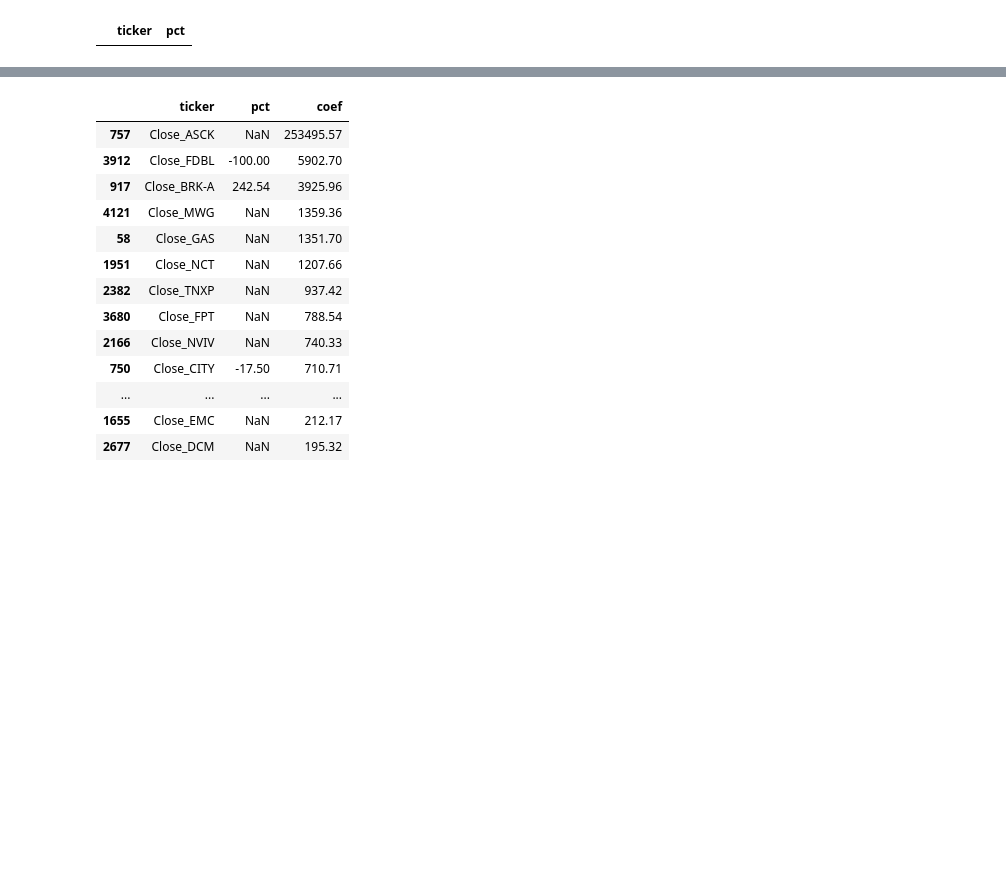
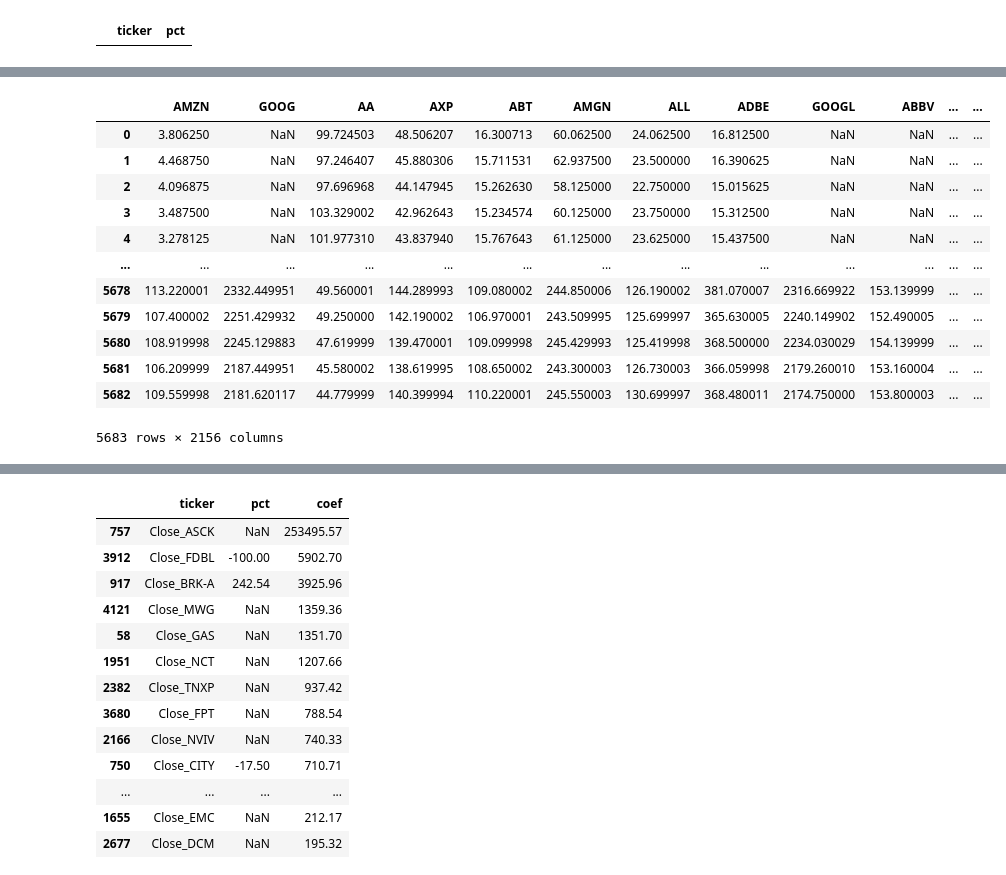
Before and after one commit to zolima97/stock_data_downloader, a Jupyter notebook: TRADING/gold_digger.ipynb, the cells around one changed output, grey strips where cells are left out. Cells and saved outputs as stored; diff of their text form; code cells hidden in the pictures; blank space fills up the shorter version.

```diff
--- a/TRADING/gold_digger.ipynb
+++ b/TRADING/gold_digger.ipynb
@@ -51,0 +79,2 @@ df["coef"] = np.nan
+# %%
+df = df.reset_index(drop = True)
@@ -52,17 +134,11 @@ df["coef"] = np.nan
+# %%
+#convert nan into string
+df["pct"] = df["pct"].map(lambda x: str(x))
+#filter the rows where percentage is a value null or equal to 0
+df = df.loc[(df["pct"] != "nan") & (df["pct"] != "0.0")]
+#convert string into float
+df["pct"] = df["pct"].map(lambda x: float(x))
 # %%
 stock_order = stock.reset_index()
-# %%
-for indice, i in df.iterrows():
-    ticker = i["ticker"]
-
-    x = stock_order.index.values.reshape(-1, 1)
-    y = stock_order[ticker].values.reshape(-1, 1)
-    x = np.nan_to_num(x)
-    y = np.nan_to_num(y)
-
-    reg = LinearRegression().fit(x, y)
-    coef = round(float(reg.coef_*100), 2)
-    #print(coef)
-    df.loc[df.index[indice], 'coef'] = coef
 # %%
 df_order_perc = df.sort_values(by = ["pct"], ascending = [False]).reset_index()
@@ -98,0 +171,7 @@ df_order_perc[df_order_perc["ticker"] == "Close_IBM"]
+# %%
+def intersection(lst1, lst2):
+    lst3 = [value for value in lst1 if value in lst2]
+    return lst3
+
+# Driver Code
+intersection(list(df["ticker"]), (stock_order.columns))
@@ -98,0 +212,16 @@ df_order_perc[df_order_perc["ticker"] == "Close_IBM"]
+# %%
+stock_order[intersection(list(df["ticker"]), (stock_order.columns))]
+# %% [output]
+|  | AMZN | GOOG | AA | AXP | ABT | AMGN | ALL | ADBE | GOOGL | ABBV | ... | ... |
+| 0 | 3.806250 | NaN | 99.724503 | 48.506207 | 16.300713 | 60.062500 | 24.062500 | 16.812500 | NaN | NaN | ... | ... |
+| 1 | 4.468750 | NaN | 97.246407 | 45.880306 | 15.711531 | 62.937500 | 23.500000 | 16.390625 | NaN | NaN | ... | ... |
+| 2 | 4.096875 | NaN | 97.696968 | 44.147945 | 15.262630 | 58.125000 | 22.750000 | 15.015625 | NaN | NaN | ... | ... |
+| 3 | 3.487500 | NaN | 103.329002 | 42.962643 | 15.234574 | 60.125000 | 23.750000 | 15.312500 | NaN | NaN | ... | ... |
+| 4 | 3.278125 | NaN | 101.977310 | 43.837940 | 15.767643 | 61.125000 | 23.625000 | 15.437500 | NaN | NaN | ... | ... |
+| ... | ... | ... | ... | ... | ... | ... | ... | ... | ... | ... | ... | ... |
+| 5678 | 113.220001 | 2332.449951 | 49.560001 | 144.289993 | 109.080002 | 244.850006 | 126.190002 | 381.070007 | 2316.669922 | 153.139999 | ... | ... |
+| 5679 | 107.400002 | 2251.429932 | 49.250000 | 142.190002 | 106.970001 | 243.509995 | 125.699997 | 365.630005 | 2240.149902 | 152.490005 | ... | ... |
+| 5680 | 108.919998 | 2245.129883 | 47.619999 | 139.470001 | 109.099998 | 245.429993 | 125.419998 | 368.500000 | 2234.030029 | 154.139999 | ... | ... |
+| 5681 | 106.209999 | 2187.449951 | 45.580002 | 138.619995 | 108.650002 | 243.300003 | 126.730003 | 366.059998 | 2179.260010 | 153.160004 | ... | ... |
+| 5682 | 109.559998 | 2181.620117 | 44.779999 | 140.399994 | 110.220001 | 245.550003 | 130.699997 | 368.480011 | 2174.750000 | 153.800003 | ... | ... |
+5683 rows × 2156 columns
```
Also changed, not shown: parts of 34 cells of this notebook, 2 other files.
